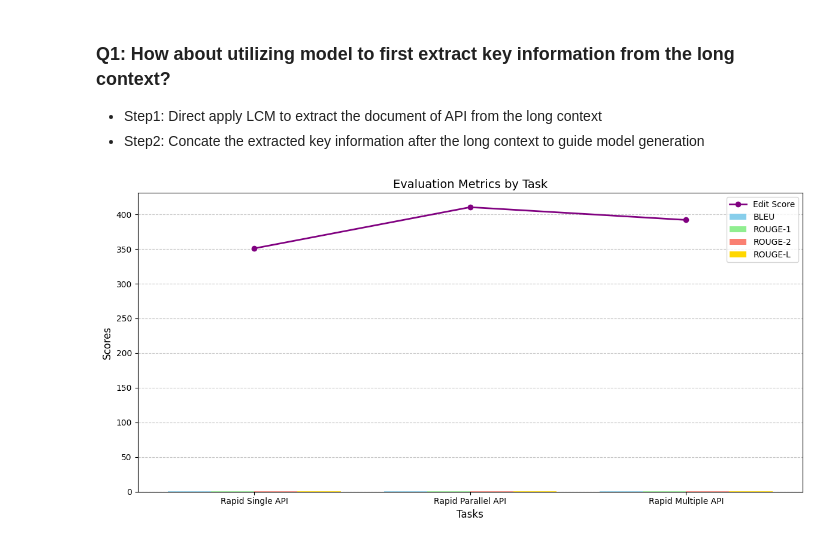
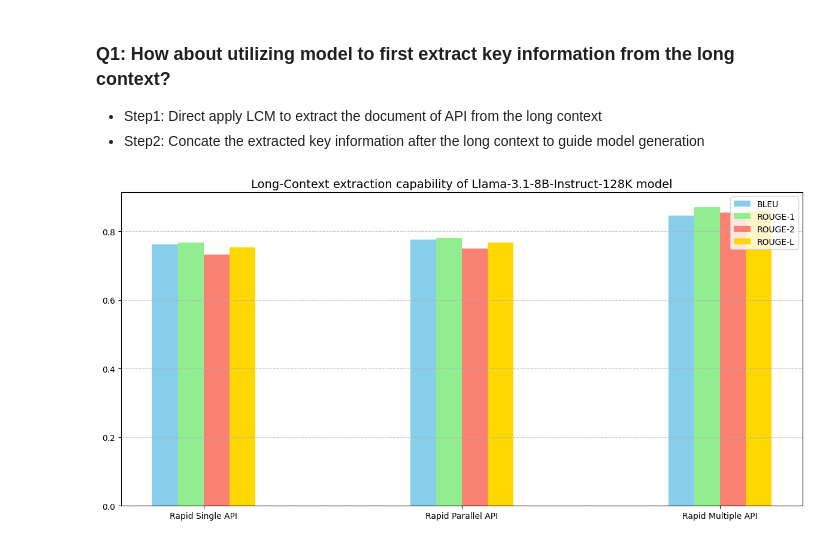
Before and after one commit to ZetangForward/MyRLHF, a Jupyter notebook: evaluation/tool/viz.ipynb, the cells around one changed output. Drawn from its saved outputs; the diff is of its cells as text; code cells hidden in the pictures.

```diff
--- a/evaluation/tool/viz.ipynb
+++ b/evaluation/tool/viz.ipynb
@@ -8,44 +8,43 @@ import numpy as np
 
 # Data
 tasks = ['Rapid Single API', 'Rapid Parallel API', 'Rapid Multiple API']
-llama2_7B_bleu_scores = [0.7625, 0.775625, 0.8455974842767295]
-rouge1_scores = [0.7665863747714878, 0.7813156298526465, 0.8696062646166027]
-rouge2_scores = [0.7312782326682112, 0.7489448410266152, 0.8545212012984011]
-rougeL_scores = [0.752697229277641, 0.7671276901735661, 0.8585774362486309]
+llama3_1_8B_bleu_scores = [0.7625, 0.775625, 0.8455974842767295]
+llama3_1_8B_rouge1_scores = [0.7665863747714878, 0.7813156298526465, 0.8696062646166027]
+llama3_1_8B_rouge2_scores = [0.7312782326682112, 0.7489448410266152, 0.8545212012984011]
+llama3_1_8B_rougeL_scores = [0.752697229277641, 0.7671276901735661, 0.8585774362486309]
 # edit_scores = [350.9325, 410.345625, 391.9711055276382]
 
 # Bar chart positions
 x = np.arange(len(tasks))
 bar_width = 0.2
 
 # Plotting
 plt.figure(figsize=(12, 6))
 
 # BLEU scores
-plt.bar(x - bar_width*1.5, bleu_scores, width=bar_width, label='BLEU', color='skyblue')
+plt.bar(x - bar_width*1.5, llama3_1_8B_bleu_scores, width=bar_width, label='BLEU', color='skyblue')
 
 # ROUGE-1 scores
-plt.bar(x - bar_width/2, rouge1_scores, width=bar_width, label='ROUGE-1', color='lightgreen')
+plt.bar(x - bar_width/2, llama3_1_8B_rouge1_scores, width=bar_width, label='ROUGE-1', color='lightgreen')
 
 # ROUGE-2 scores
-plt.bar(x + bar_width/2, rouge2_scores, width=bar_width, label='ROUGE-2', color='salmon')
+plt.bar(x + bar_width/2, llama3_1_8B_rouge2_scores, width=bar_width, label='ROUGE-2', color='salmon')
 
 # ROUGE-L scores
-plt.bar(x + bar_width*1.5, rougeL_scores, width=bar_width, label='ROUGE-L', color='gold')
+plt.bar(x + bar_width*1.5, llama3_1_8B_rougeL_scores, width=bar_width, label='ROUGE-L', color='gold')
 
 # Edit scores as a line chart
 # plt.plot(x, edit_scores, marker='o', color='purple', label='Edit Score', linewidth=2)
 
 # Labels and title
-plt.xlabel('Tasks', fontsize=12)
-plt.ylabel('Scores', fontsize=12)
-plt.title('Evaluation Metrics by Task', fontsize=14)
+# plt.xlabel('Tasks', fontsize=12)
+# plt.ylabel('Scores', fontsize=12)
+plt.title('Long-Context extraction capability of Llama-3.1-8B-Instruct-128K model', fontsize=14)
 plt.xticks(x, tasks, fontsize=10)
 plt.legend(fontsize=10)
 plt.grid(axis='y', linestyle='--', alpha=0.7)
 
-# Display the plot
 plt.tight_layout()
 plt.show()
 # %% [output]
-[figure, old version]
+[figure, new version]
```
Also changed, not shown: parts of 9 cells of this notebook, 9 other files.
